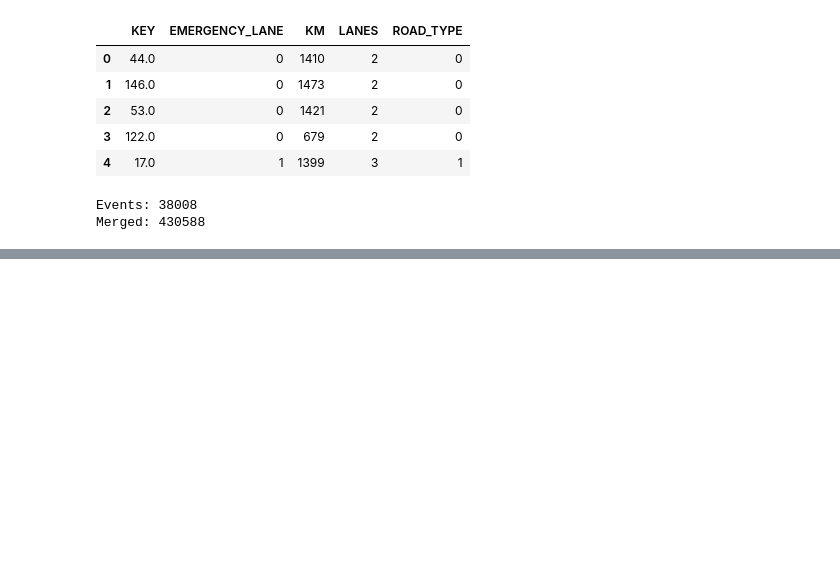
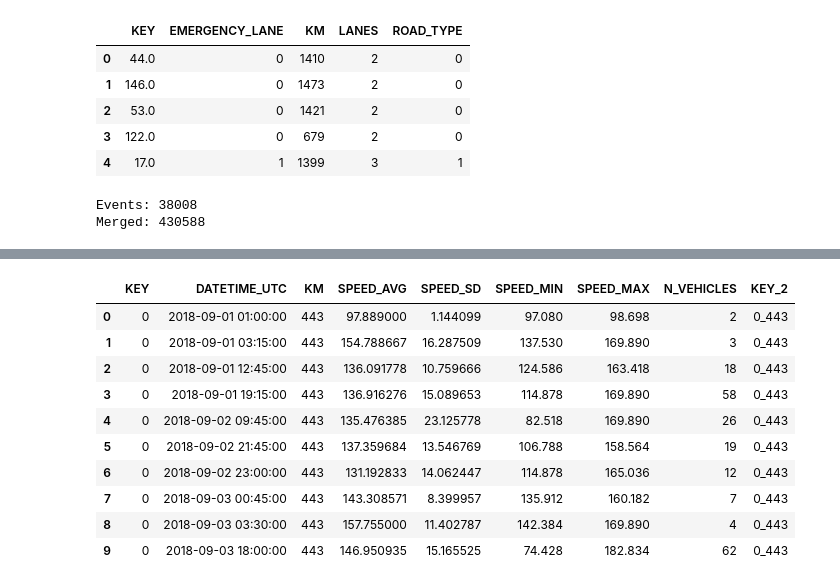
Before and after one commit to gianpy15/DMProject, a Jupyter notebook: notebooks/merger.ipynb, the cells around one changed output, grey strips where cells are left out. Cells and saved outputs as stored; diff of their text form; code cells hidden in the pictures; blank space fills up the shorter version.

```diff
--- a/notebooks/merger.ipynb
+++ b/notebooks/merger.ipynb
@@ -49,0 +113,14 @@ df.head(5)
+# %%
+speeds_df.head(10)
+# %% [output]
+|  | KEY | DATETIME_UTC | KM | SPEED_AVG | SPEED_SD | SPEED_MIN | SPEED_MAX | N_VEHICLES | KEY_2 |
+| 0 | 0 | 2018-09-01 01:00:00 | 443 | 97.889000 | 1.144099 | 97.080 | 98.698 | 2 | 0_443 |
+| 1 | 0 | 2018-09-01 03:15:00 | 443 | 154.788667 | 16.287509 | 137.530 | 169.890 | 3 | 0_443 |
+| 2 | 0 | 2018-09-01 12:45:00 | 443 | 136.091778 | 10.759666 | 124.586 | 163.418 | 18 | 0_443 |
+| 3 | 0 | 2018-09-01 19:15:00 | 443 | 136.916276 | 15.089653 | 114.878 | 169.890 | 58 | 0_443 |
+| 4 | 0 | 2018-09-02 09:45:00 | 443 | 135.476385 | 23.125778 | 82.518 | 169.890 | 26 | 0_443 |
+| 5 | 0 | 2018-09-02 21:45:00 | 443 | 137.359684 | 13.546769 | 106.788 | 158.564 | 19 | 0_443 |
+| 6 | 0 | 2018-09-02 23:00:00 | 443 | 131.192833 | 14.062447 | 114.878 | 165.036 | 12 | 0_443 |
+| 7 | 0 | 2018-09-03 00:45:00 | 443 | 143.308571 | 8.399957 | 135.912 | 160.182 | 7 | 0_443 |
+| 8 | 0 | 2018-09-03 03:30:00 | 443 | 157.755000 | 11.402787 | 142.384 | 169.890 | 4 | 0_443 |
+| 9 | 0 | 2018-09-03 18:00:00 | 443 | 146.950935 | 15.165525 | 74.428 | 182.834 | 62 | 0_443 |
```
Also changed, not shown: parts of 6 cells of this notebook, 1 other file.
